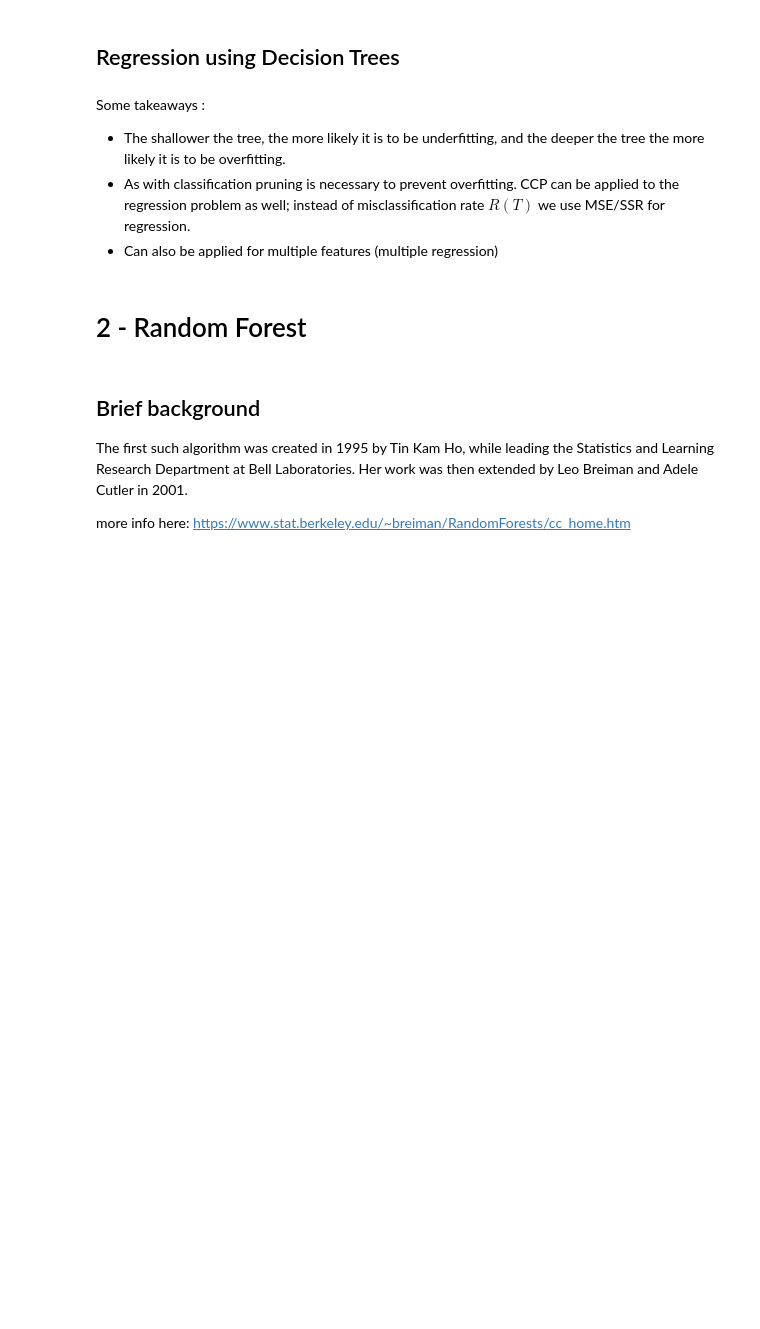
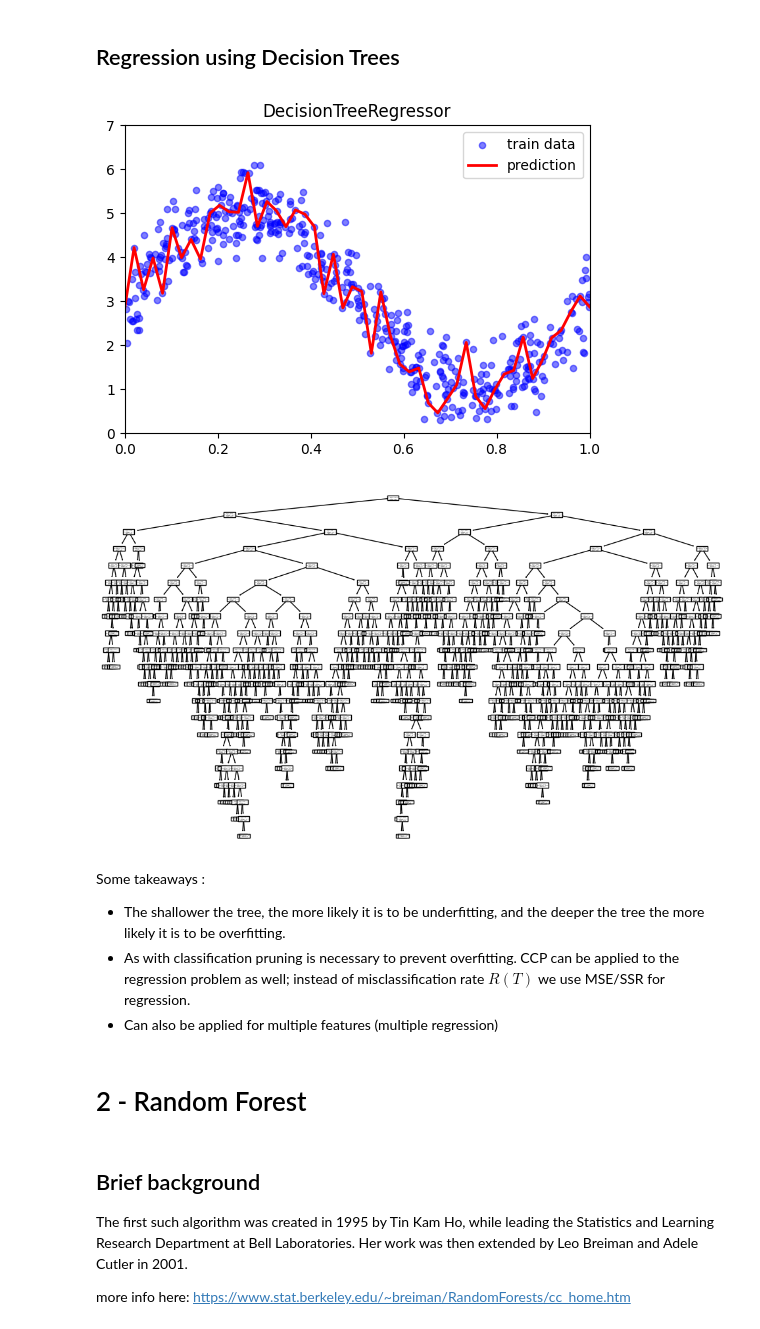
Before and after one commit to jo-tjx/MY-DAC-Curriculum, a Jupyter notebook: DAC-006_Machine_Learning/DAC-006-Intro_to_ML_Session_2_Student.ipynb, the cells around one changed output. Drawn from its saved outputs; the diff is of its cells as text; code cells hidden in the pictures; blank space fills up the shorter version.

```diff
--- a/DAC-006_Machine_Learning/DAC-006-Intro_to_ML_Session_2_Student.ipynb
+++ b/DAC-006_Machine_Learning/DAC-006-Intro_to_ML_Session_2_Student.ipynb
@@ -418,16 +473,19 @@ where $R(T)$ is the misclassification rate of a tree T, $\alpha$ the regularizat
 # %%
-# depth = 3
+depth = 20
 
-# sk_model = DecisionTreeRegressor(max_depth = depth)
-# sk_model.fit(x_train, y_train)
-# sk_pred = sk_model.predict(x_test)
+sk_model = DecisionTreeRegressor(max_depth = depth)
+sk_model.fit(x_train, y_train)
+sk_pred = sk_model.predict(x_test)
 
-# # Plot the training data and draw the estimated curve.
-# plot_prediction(x_train, y_train, x_test, sk_pred, 'DecisionTreeRegressor')
+# Plot the training data and draw the estimated curve.
+plot_prediction(x_train, y_train, x_test, sk_pred, 'DecisionTreeRegressor')
 
-# plt.figure(figsize=(12,7))
-# tree.plot_tree(sk_model)
-# plt.show()
+plt.figure(figsize=(12,7))
+tree.plot_tree(sk_model)
+plt.show()
+# %% [output]
+[figure, added]
+[figure, added]
 # %% [markdown]
 Some takeaways :
 
```
Also changed, not shown: parts of 16 cells of this notebook.
